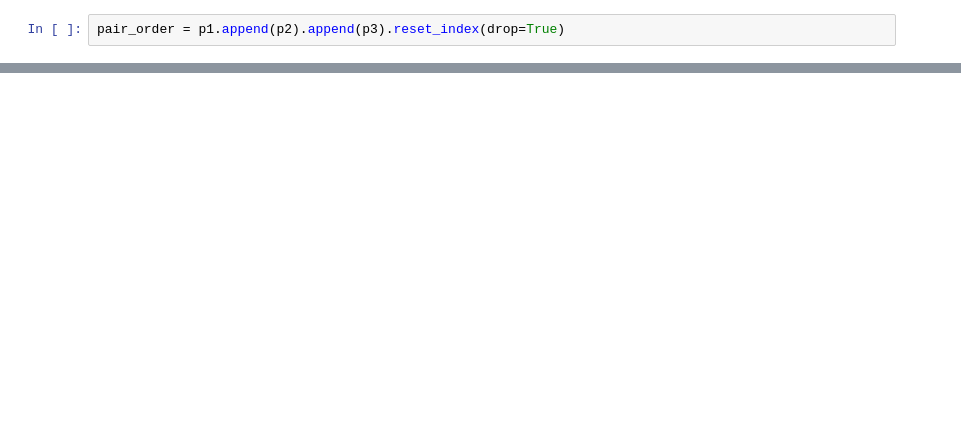
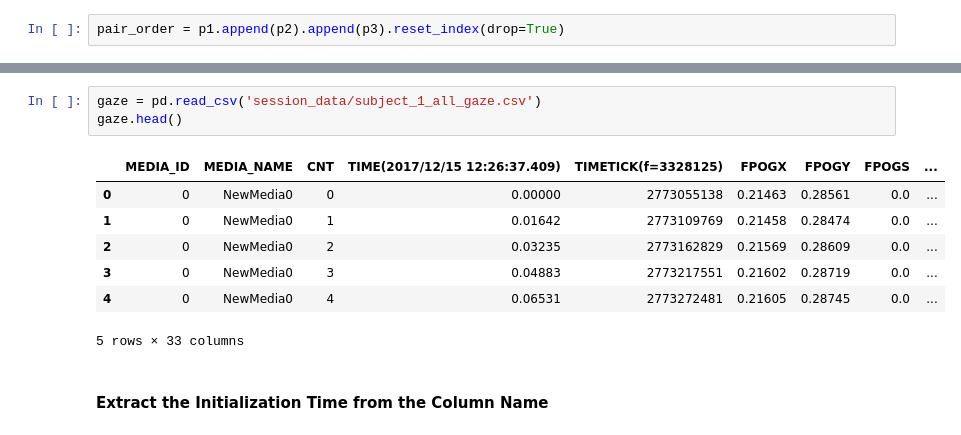
Before and after one commit to aaruff/AIG-EyeTrackerPostProcessing, a Jupyter notebook: ScreenTimePostProcessing.ipynb, the cells around one changed output, grey strips where cells are left out. Drawn from its saved outputs; the diff is of its cells as text; blank space fills up the shorter version.

Commit message:
reshaped data files and filtered eye tracking data

```diff
--- a/ScreenTimePostProcessing.ipynb
+++ b/ScreenTimePostProcessing.ipynb
@@ -141,0 +160,13 @@ date.timestamp()
+# %%
+gaze = pd.read_csv('session_data/subject_1_all_gaze.csv')
+gaze.head()
+# %% [output]
+|  | MEDIA_ID | MEDIA_NAME | CNT | TIME(2017/12/15 12:26:37.409) | TIMETICK(f=3328125) | FPOGX | FPOGY | FPOGS | ... |
+| 0 | 0 | NewMedia0 | 0 | 0.00000 | 2773055138 | 0.21463 | 0.28561 | 0.0 | ... |
+| 1 | 0 | NewMedia0 | 1 | 0.01642 | 2773109769 | 0.21458 | 0.28474 | 0.0 | ... |
+| 2 | 0 | NewMedia0 | 2 | 0.03235 | 2773162829 | 0.21569 | 0.28609 | 0.0 | ... |
+| 3 | 0 | NewMedia0 | 3 | 0.04883 | 2773217551 | 0.21602 | 0.28719 | 0.0 | ... |
+| 4 | 0 | NewMedia0 | 4 | 0.06531 | 2773272481 | 0.21605 | 0.28745 | 0.0 | ... |
+5 rows × 33 columns
+# %% [markdown]
+#### Extract the Initialization Time from the Column Name
```
Also changed, not shown: parts of 64 cells of this notebook.
